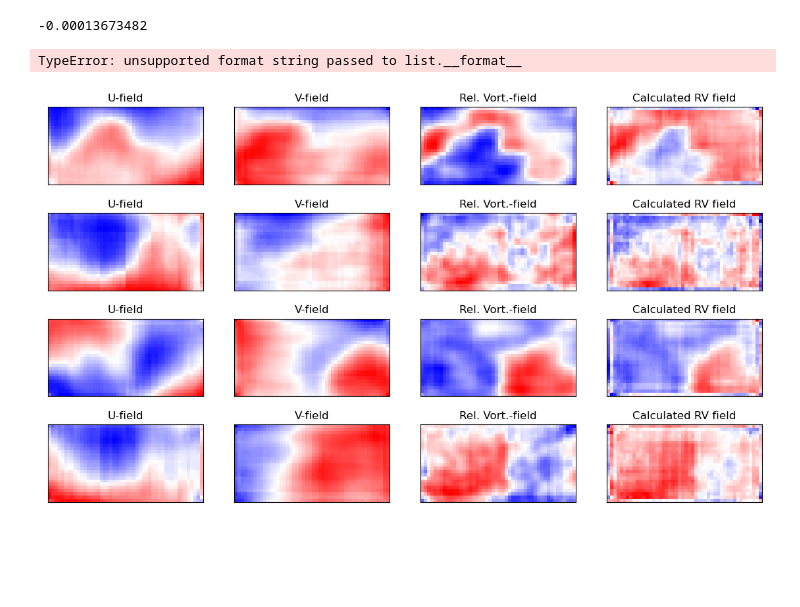
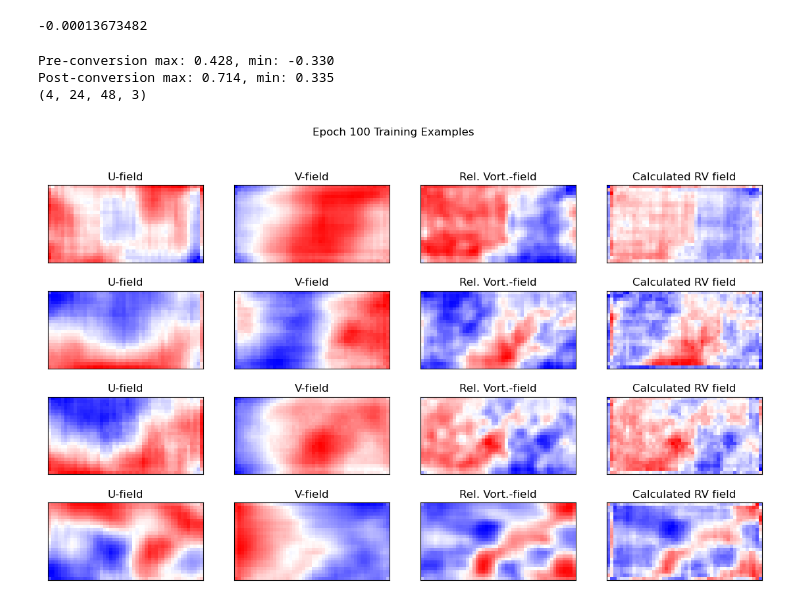
Before and after one commit to JustinRHudson/ATS780_Homework3, a Jupyter notebook: CODE/relVort_gan.ipynb, the cells around one changed output. Drawn from its saved outputs; the diff is of its cells as text; code cells hidden in the pictures; blank space fills up the shorter version.

```diff
--- a/CODE/relVort_gan.ipynb
+++ b/CODE/relVort_gan.ipynb
@@ -326,12 +329,8 @@ def rv_mse(generated_image_batch):
 
     return batch_mse
 # %%
-# generator_optimizer = tf.keras.optimizers.Adam(5e-4)
-# discriminator_optimizer = tf.keras.optimizers.Adam(5e-4)
-
-#modified in case I want to try with lower learning rate
-generator_optimizer = tf.keras.optimizers.Adam(1e-4)
-discriminator_optimizer = tf.keras.optimizers.Adam(1e-4)
+generator_optimizer = tf.keras.optimizers.Adam(5e-4)
+discriminator_optimizer = tf.keras.optimizers.Adam(5e-4)
 # %%
 noise_dim = 24*48
 num_examples_to_generate = 4
@@ -410,13 +409,9 @@ def train(dataset, epochs):
   for epoch in range(epochs):
     start = time.time()
 
-    epoch_mse = []
-
     for image_batch in dataset:
       train_step(image_batch)
 
-
-    print(f"EPOCH MSE: {epoch_mse:.03f}")
 
     # Produce images for the GIF as you go
     display.clear_output(wait=True)
@@ -430,48 +425,16 @@ def train(dataset, epochs):
 
     print ('Time for epoch {} is {} sec'.format(epoch + 1, time.time()-start))
 
-
-  mse_history = np.array(mse_history)
   # Generate after the final epoch
   display.clear_output(wait=True)
   generate_and_save_images(generator,
                            epochs,
                            seed)
 # %%
-EPOCHS = 150
-mse_history = train(training_data, EPOCHS)
+EPOCHS = 100
+train(training_data, EPOCHS)
 # %% [output]
-TypeError: unsupported format string passed to list.__format__
+Pre-conversion max: 0.428, min: -0.330
+Post-conversion max: 0.714, min: 0.335
+(4, 24, 48, 3)
+[figure, added]
-# %%
-num_ims = 4
-noise = tf.random.normal([num_ims,24*48])
-generated_image = generator(noise, training = False)
-
-generated_image = (generated_image) + 1 / 2
-
-generated_image.shape
-
-fig,ax = plt.subplots(num_ims,4,figsize=(14, num_ims*2))
-
-for i in range(num_ims):
-    ax[i,0].imshow(generated_image[i,:,:,0],cmap = 'bwr')
-    ax[i,0].set_title('U-field')
-    ax[i,1].imshow(generated_image[i,:,:,1],cmap = 'bwr')
-    ax[i,1].set_title('V-field')
-    ax[i,2].imshow(generated_image[i,:,:,2],cmap = 'bwr')
-    ax[i,2].set_title('Rel. Vort.-field')
-    denorm_u_predict = denormalize_data(generated_image[i,:,:,0],u_max,u_min)
-    denorm_v_predict = denormalize_data(generated_image[i,:,:,1],v_max,v_min)
-    calc_rv = calculate_relvort(denorm_u_predict,denorm_v_predict,ERA5_lats,ERA5_lons)
-    calc_rv_norm = norm_w_maxmin(calc_rv,vo_max,vo_min)
-    ax[i,3].imshow(calc_rv_norm,cmap = 'bwr')
-    ax[i,3].set_title('Calculated RV field')
-
-for row in ax:
-    for item in row:
-        item.set_xticks([])
-        item.set_yticks([])
-
-plt.show()
-# %% [output]
-[figure, removed]
```
Also changed, not shown: parts of 10 cells of this notebook.
